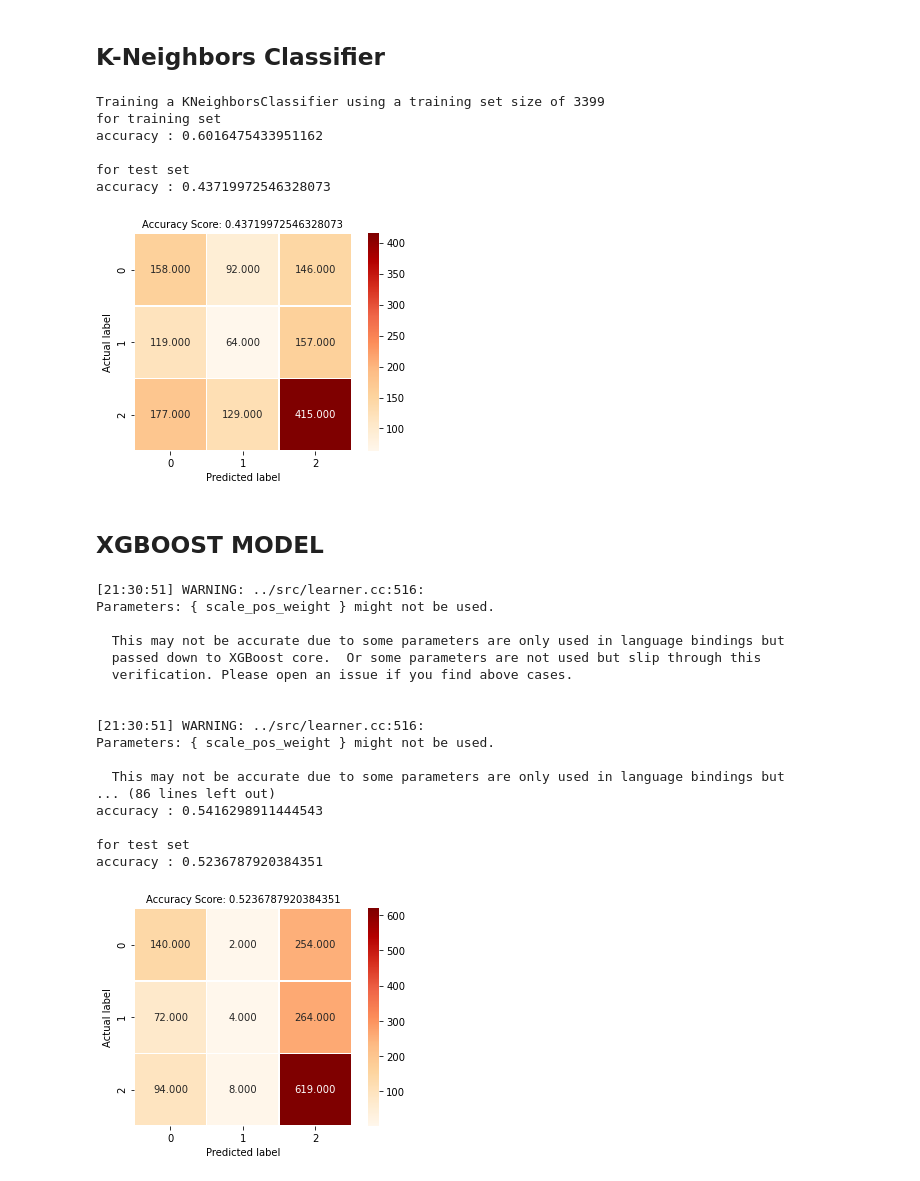
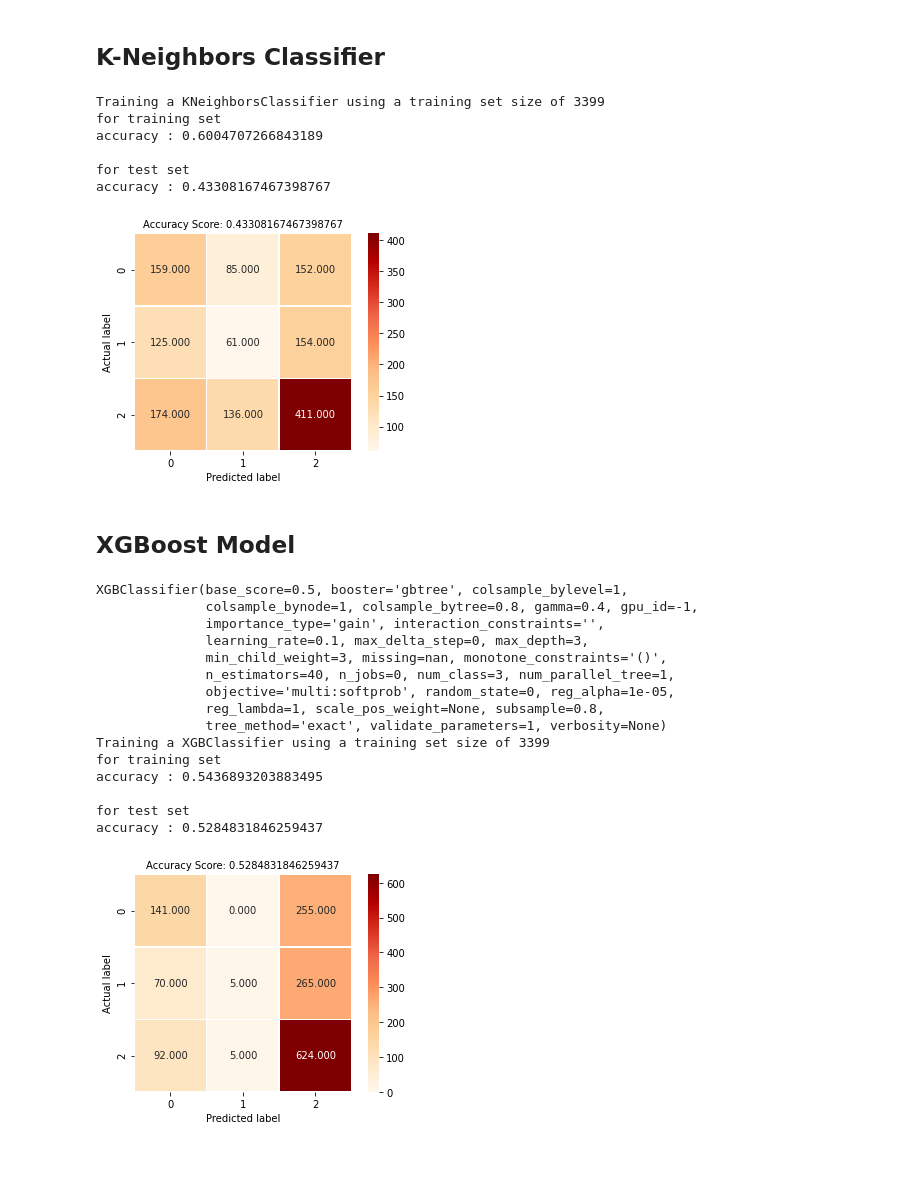
Before and after one commit to gagan2005/Soccer_Prediction_And_DataAnalysis, a Jupyter notebook: main.ipynb, the cells around one changed output. Cells and saved outputs as stored; diff of their text form; code cells hidden in the pictures.

Commit message:
XGBoost done

```diff
--- a/main.ipynb
+++ b/main.ipynb
@@ -688,7 +685,3 @@ xfeatures=['atgdlast10', 'atgdlast20', 'atgdlast5', 'atwinslast20',
 # %%
 X = df[xfeatures]
 Y = df['result']
-# %%
-X.head()
-X=(X-X.mean())/X.std()
-X.head()
@@ -706,6 +693,10 @@ from sklearn import metrics
 # %%
 from sklearn.model_selection import train_test_split
 x_train, x_test, y_train, y_test = train_test_split(X, Y, test_size=0.3, random_state=0)
+# %%
+# Standardizing the features
+x_train = StandardScaler().fit_transform(x_train)
+x_test = StandardScaler().fit_transform(x_test)
 # %%
 ## Train classifier
 def train_classifier(cls, X_train, y_train):
@@ -783,62 +780,54 @@ plot_confusion( pred , y_test, acc)
 # %% [output]
 Training a KNeighborsClassifier using a training set size of 3399
 for training set
-accuracy : 0.6016475433951162
+accuracy : 0.6004707266843189
 
 for test set
-accuracy : 0.43719972546328073
+accuracy : 0.43308167467398767
-[figure, old version]
+[figure, new version]
-# %% [markdown]
-## XGBOOST MODEL
+# %% [markdown]
+## XGBoost Model
 # %%
-import xgboost as xgb
-
-from sklearn.model_selection import GridSearchCV
-from sklearn.metrics import make_scorer,f1_score,accuracy_score
-
 
 parameters = { 'learning_rate' : [0.1],
                'n_estimators' : [40],
                'max_depth': [3],
                'min_child_weight': [3],
                'gamma':[0.4],
                'subsample' : [0.8],
                'colsample_bytree' : [0.8],
-               'scale_pos_weight' : [1],
                'reg_alpha':[1e-5]
              }
 
-clf = xgb.XGBClassifier(seed=82)
+clf = xgb.XGBClassifier(objective='multi:softmax',num_class=3)
 
-scorer = make_scorer(accuracy_score)
+scorer = make_scorer(f1_score, average = 'micro')
 
 grid_obj = GridSearchCV(clf,
                         scoring=scorer,
                         param_grid=parameters,
                         cv=10)
 grid_obj = grid_obj.fit(x_train,y_train)
-
 # Get the estimator
 clf = grid_obj.best_estimator_
+print(clf)
 pred ,acc= train_predict(clf,x_train, y_train,x_test, y_test)
 plot_confusion( pred , y_test, acc)
 # %% [output]
-[21:30:51] WARNING: ../src/learner.cc:516:
-Parameters: { scale_pos_weight } might not be used.
-
-  This may not be accurate due to some parameters are only used in language bindings but
-  passed down to XGBoost core.  Or some parameters are not used but slip through this
-  verification. Please open an issue if you find above cases.
-
-
-[21:30:51] WARNING: ../src/learner.cc:516:
-Parameters: { scale_pos_weight } might not be used.
-
-  This may not be accurate due to some parameters are only used in language bindings but
-... (86 lines left out)
-accuracy : 0.5416298911444543
+XGBClassifier(base_score=0.5, booster='gbtree', colsample_bylevel=1,
+              colsample_bynode=1, colsample_bytree=0.8, gamma=0.4, gpu_id=-1,
+              importance_type='gain', interaction_constraints='',
+              learning_rate=0.1, max_delta_step=0, max_depth=3,
+              min_child_weight=3, missing=nan, monotone_constraints='()',
+              n_estimators=40, n_jobs=0, num_class=3, num_parallel_tree=1,
+              objective='multi:softprob', random_state=0, reg_alpha=1e-05,
+              reg_lambda=1, scale_pos_weight=None, subsample=0.8,
+              tree_method='exact', validate_parameters=1, verbosity=None)
+Training a XGBClassifier using a training set size of 3399
+for training set
+accuracy : 0.5436893203883495
 
 for test set
-accuracy : 0.5236787920384351
+accuracy : 0.5284831846259437
-[figure, old version]
+[figure, new version]
 # %% [markdown]
```
Also changed, not shown: parts of 34 cells of this notebook.
